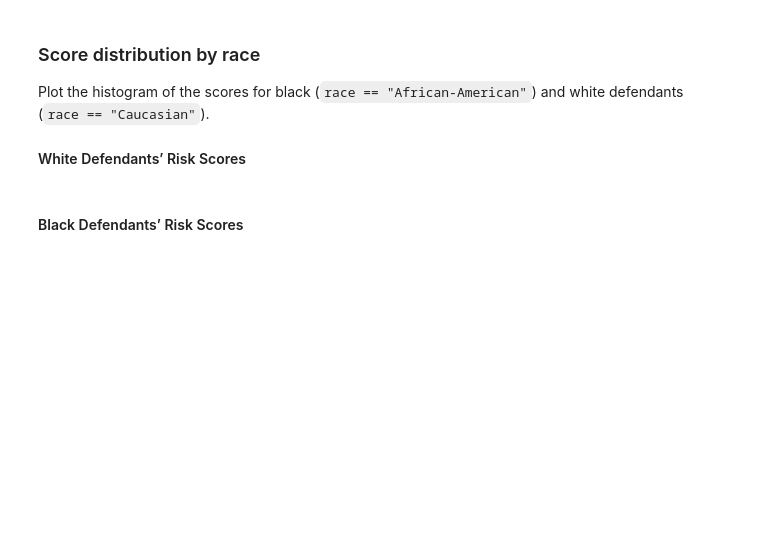
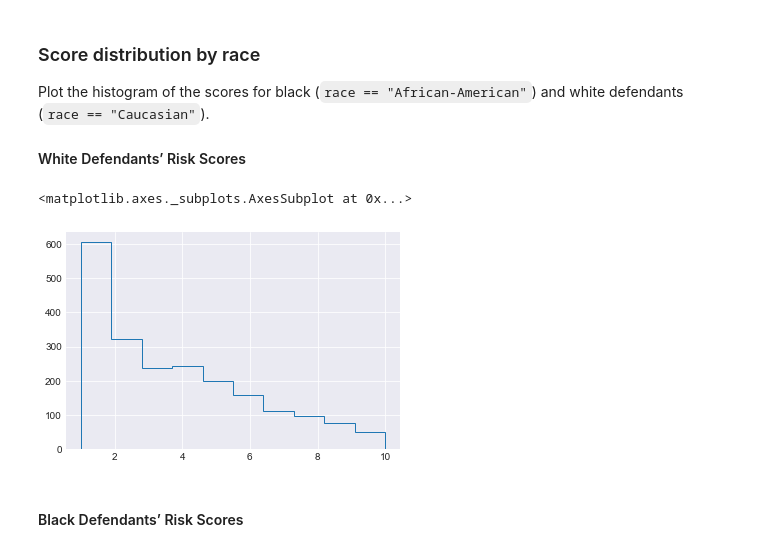
Before and after one commit to valentyna-koshelnyk/Data-Science-Academy, a Jupyter notebook: S01 - Bootcamp and Binary Classification/SLU17 - Ethics and Fairness/Exercise notebook.ipynb, the cells around one changed output. Saved outputs shown, nothing was run; the diff lists cells and outputs as text; code cells hidden in the pictures; blank space fills up the shorter version.

```diff
--- a/S01 - Bootcamp and Binary Classification/SLU17 - Ethics and Fairness/Exercise notebook.ipynb
+++ b/S01 - Bootcamp and Binary Classification/SLU17 - Ethics and Fairness/Exercise notebook.ipynb
@@ -53,5 +63,9 @@ Plot the histogram of the scores for black (`race == "African-American"`) and wh
 #### White Defendants’ Risk Scores
 # %%
 # YOUR CODE HERE
+data[data['race'] == "Caucasian"].decile_score.hist(histtype='step')
+# %% [output]
+<matplotlib.axes._subplots.AxesSubplot at 0x...>
+[figure, added]
 # %% [markdown]
 #### Black Defendants’ Risk Scores
```
Also changed, not shown: parts of 15 cells of this notebook, 2 other files.
